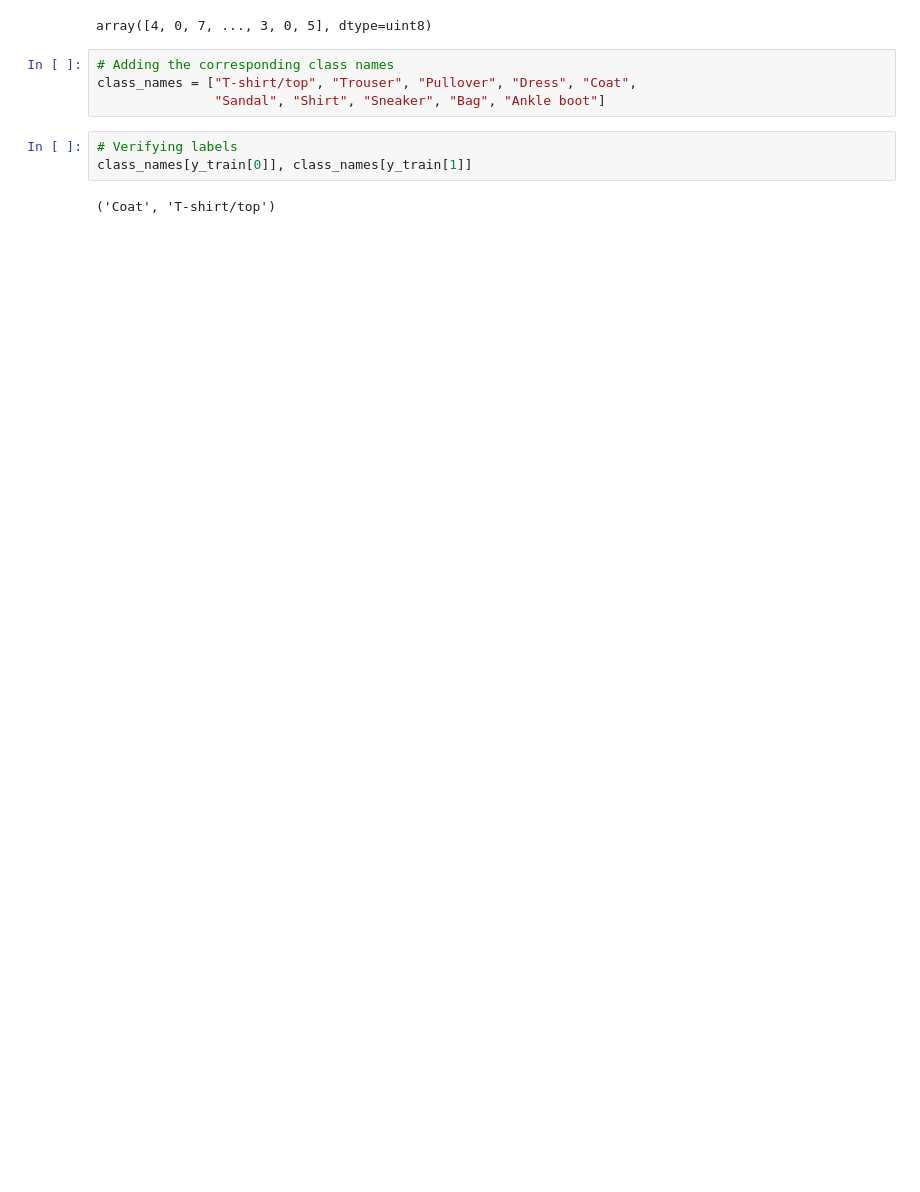
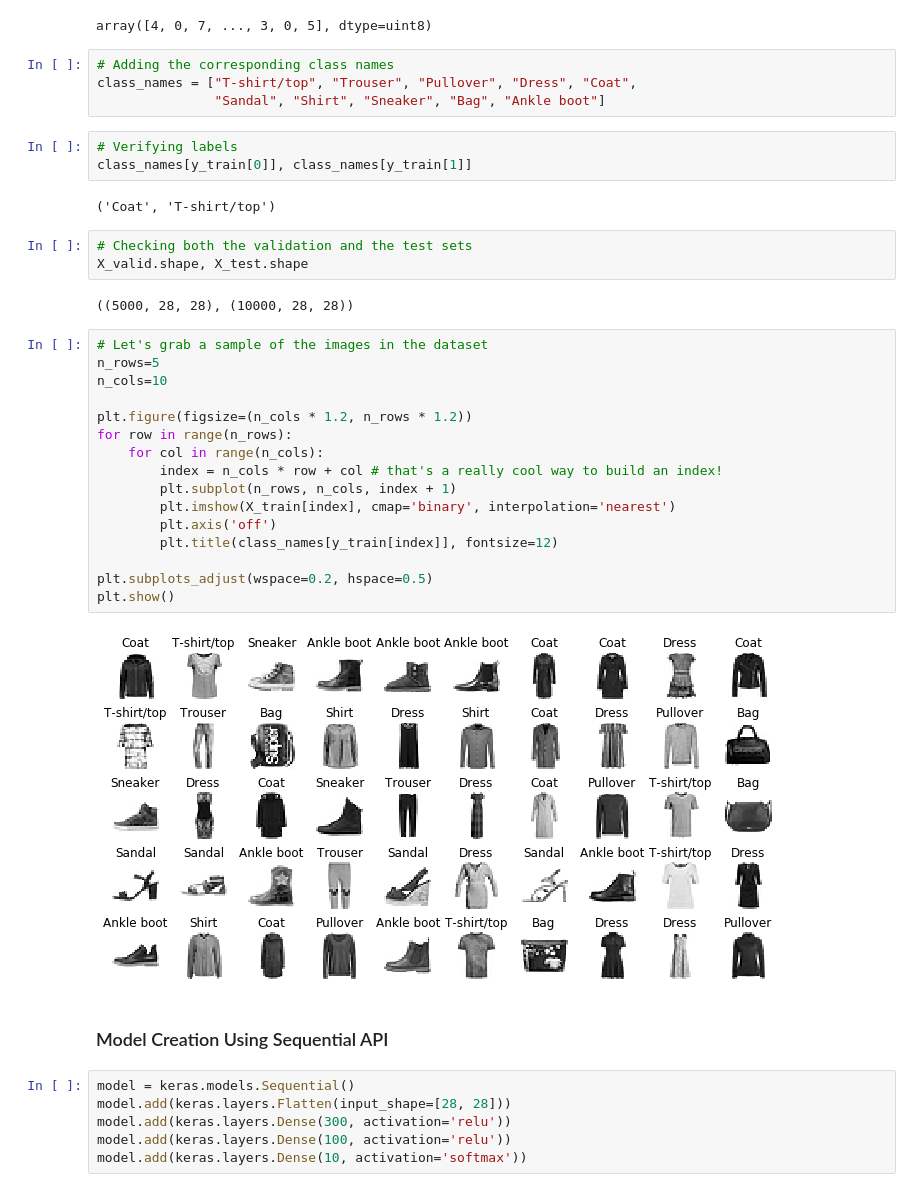
Before and after one commit to bachaudhry/deep_learning_practice, a Jupyter notebook: Neural_Nets_with_Keras.ipynb, the cells around one changed output. Drawn from its saved outputs; the diff is of its cells as text; blank space fills up the shorter version.

Commit message:
Create sequential model

```diff
--- a/Neural_Nets_with_Keras.ipynb
+++ b/Neural_Nets_with_Keras.ipynb
@@ -203,3 +194,34 @@ class_names = ["T-shirt/top", "Trouser", "Pullover", "Dress", "Coat",
 class_names[y_train[0]], class_names[y_train[1]]
 # %% [output]
 ('Coat', 'T-shirt/top')
+# %%
+# Checking both the validation and the test sets
+X_valid.shape, X_test.shape
+# %% [output]
+((5000, 28, 28), (10000, 28, 28))
+# %%
+# Let's grab a sample of the images in the dataset
+n_rows=5
+n_cols=10
+
+plt.figure(figsize=(n_cols * 1.2, n_rows * 1.2))
+for row in range(n_rows):
+    for col in range(n_cols):
+        index = n_cols * row + col # that's a really cool way to build an index!
+        plt.subplot(n_rows, n_cols, index + 1)
+        plt.imshow(X_train[index], cmap='binary', interpolation='nearest')
+        plt.axis('off')
+        plt.title(class_names[y_train[index]], fontsize=12)
+
+plt.subplots_adjust(wspace=0.2, hspace=0.5)
+plt.show()
+# %% [output]
+[figure, added]
+# %% [markdown]
+### Model Creation Using Sequential API
+# %%
+model = keras.models.Sequential()
+model.add(keras.layers.Flatten(input_shape=[28, 28]))
+model.add(keras.layers.Dense(300, activation='relu'))
+model.add(keras.layers.Dense(100, activation='relu'))
+model.add(keras.layers.Dense(10, activation='softmax'))
```
Also changed, not shown: parts of 10 cells of this notebook.
